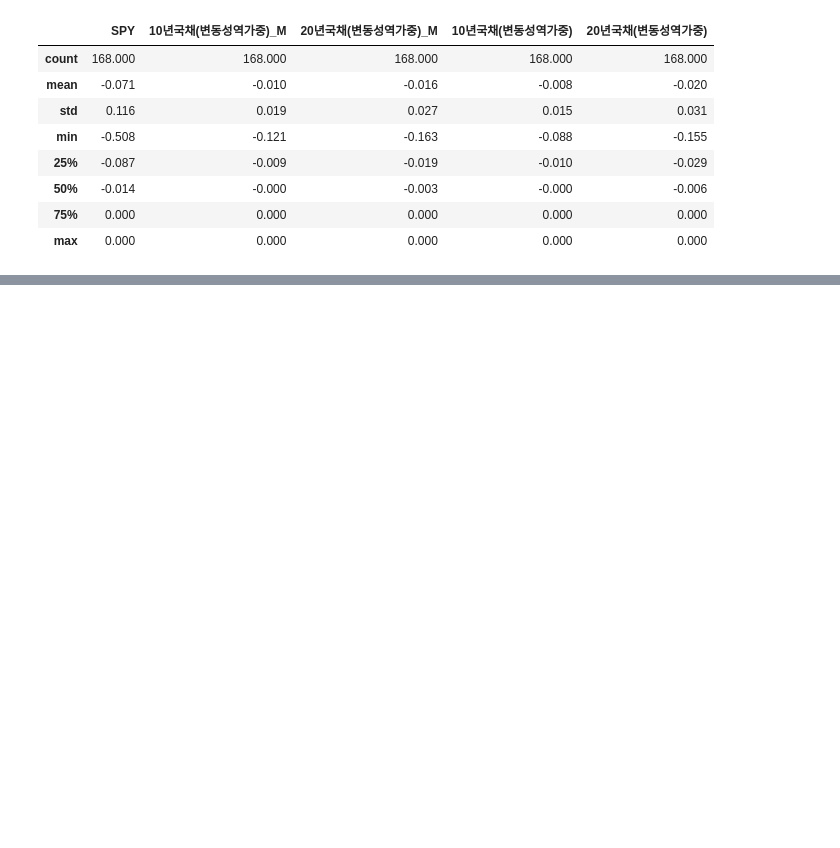
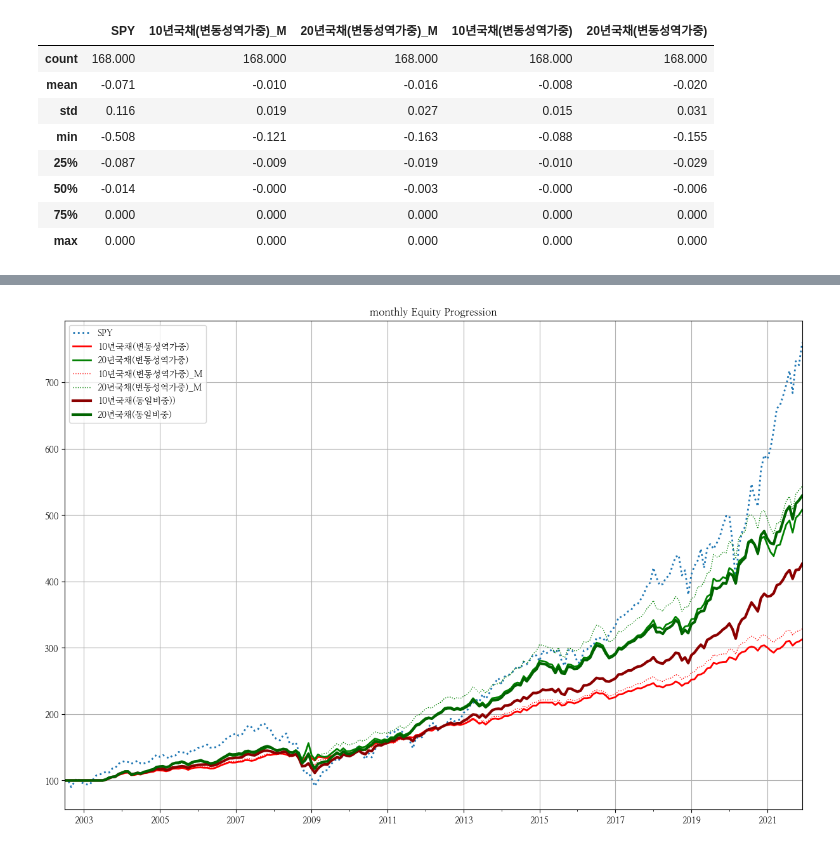
Before and after one commit to hermian/startetf, a Jupyter notebook: 2.22_주식_채권_미국_변동성역가중포트폴리오.ipynb, the cells around one changed output, grey strips where cells are left out. Saved outputs shown, nothing was run; the diff lists cells and outputs as text; code cells hidden in the pictures; blank space fills up the shorter version.

```diff
--- a/2.22_주식_채권_미국_변동성역가중포트폴리오.ipynb
+++ b/2.22_주식_채권_미국_변동성역가중포트폴리오.ipynb
@@ -316,0 +325,15 @@ r_all_m.prices[:'2017-6'].resample('M').last().to_drawdown_series().describe()
+# %%
+주식채권혼합전략 = bt.Strategy('1:1분산리밸런싱',
+    [
+        bt.algos.RunAfterDate(start),
+        bt.algos.RunMonthly(run_on_end_of_period=True), #매월말
+        bt.algos.PrintDate(),
+        bt.algos.SelectAll(),
+        bt.algos.WeighEqually(),
+        bt.algos.Rebalance()
+    ]
+)
+bt_test10 = bt.Backtest(주식채권혼합전략, data[['SPY', 'IEF']], name='10년국채(동일비중))', initial_capital=100000000)
+bt_test20 = bt.Backtest(주식채권혼합전략, data[['SPY', 'TLT']], name='20년국채(동일비중)', initial_capital=100000000)
+# %%
+r10_ew = bt.run(bt_test10)
@@ -316,0 +358,2 @@ r_all_m.prices[:'2017-6'].resample('M').last().to_drawdown_series().describe()
+# %%
+r20_ew = bt.run(bt_test20)
@@ -316,0 +401,10 @@ r_all_m.prices[:'2017-6'].resample('M').last().to_drawdown_series().describe()
+# %%
+ax1 = r20_assets.plot(freq='M', ls=':', lw=2, figsize=(15,10));
+r10.plot(ax=ax1, freq='M', color='red', lw=2, figsize=(15, 10));
+r20.plot(ax=ax1, freq='M', color='green', lw=2, figsize=(15, 10));
+r10_m.plot(ax=ax1, freq='M', ls=':', color='red', lw=1, figsize=(15, 10));
+r20_m.plot(ax=ax1, freq='M', ls=':', color='green', lw=1, figsize=(15, 10));
+r10_ew.plot(ax=ax1, freq='M', ls='-', color='darkred', lw=3, figsize=(15, 10));
+r20_ew.plot(ax=ax1, freq='M', ls='-', color='darkgreen', lw=3, figsize=(15, 10));
+# %% [output]
+[figure, added]
```
Also changed, not shown: parts of 5 cells of this notebook, 1 other file.
